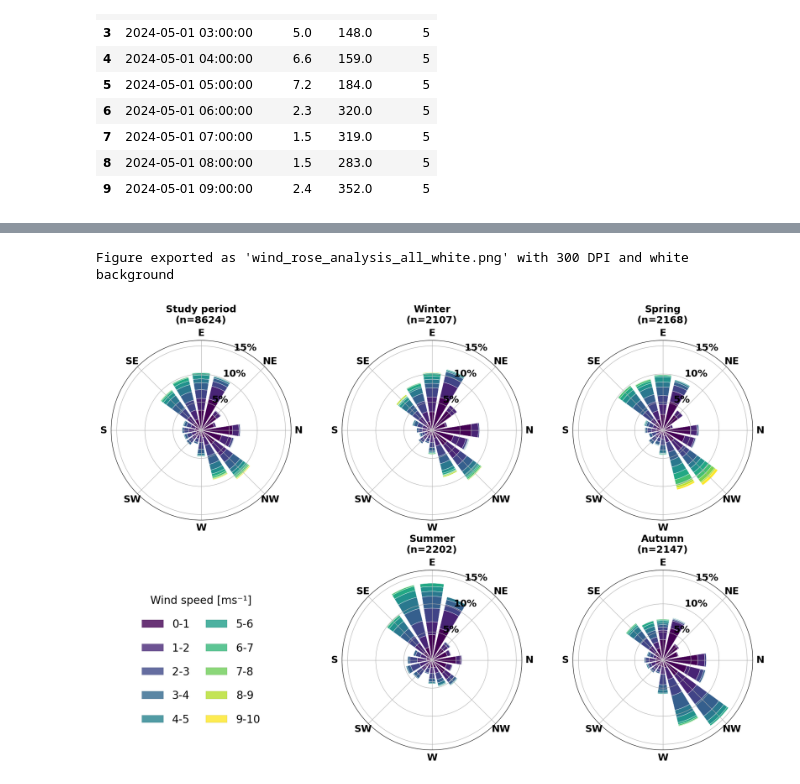
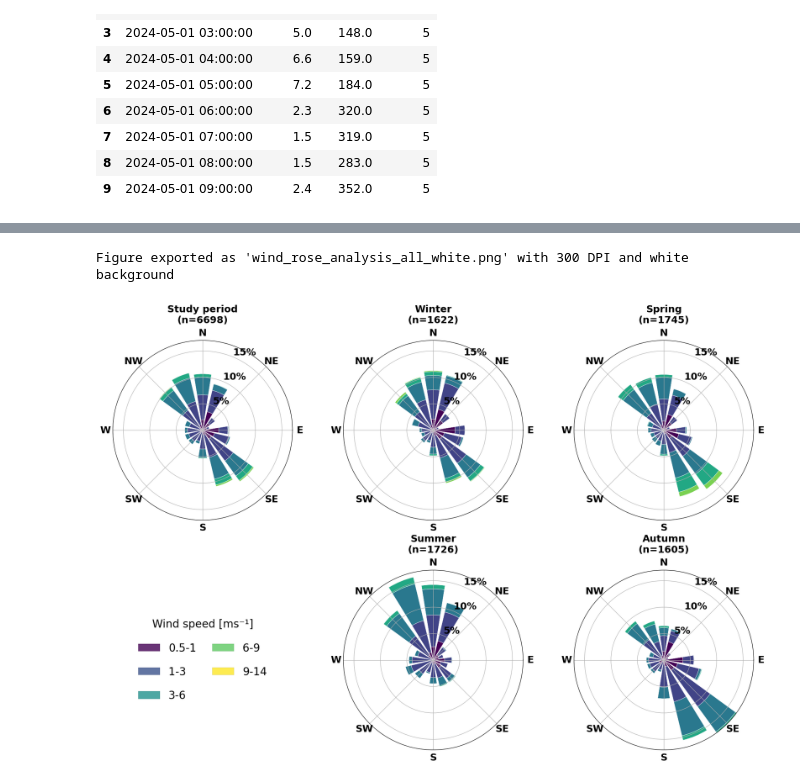
Before and after one commit to enrico-mancinelli/meteo_CG, a Jupyter notebook: Code_meteo/read_CSV_v_dir_vento.ipynb, the cells around one changed output, grey strips where cells are left out. Drawn from its saved outputs; the diff is of its cells as text; code cells hidden in the pictures.

```diff
--- a/Code_meteo/read_CSV_v_dir_vento.ipynb
+++ b/Code_meteo/read_CSV_v_dir_vento.ipynb
@@ -156,15 +157,18 @@ vv2m_df_subset = df_subset[df_subset['Grandezza'].str.contains('Velocità vento
 vv2m_df_subset ['ws_2m'] = vv2m_df_subset ['Valore']
 vD2m_df_subset = df_subset[df_subset['Grandezza'].str.contains('Direzione vento 2m istantanea', na=False)].copy()
 vD2m_df_subset ['wd_2m'] = vD2m_df_subset ['Valore']
+# Filter for wind speed
+filtered_vv2m_df_subset = vv2m_df_subset[vv2m_df_subset ['ws_2m'] > 0.5]
+row_count = len(filtered_vv2m_df_subset)
 # %%
 # Select only the columns you need to avoid any conflicts
-wind_5_24_25 = vv2m_df_subset[['DataOra', 'ws_2m' ]].merge(
+wind_5_24_25 = filtered_vv2m_df_subset[['DataOra', 'ws_2m' ]].merge(
     vD2m_df_subset[['DataOra', 'wd_2m']],
     on='DataOra',
     how='inner'
 )
 wind_5_24_25['month'] = wind_5_24_25['DataOra'].dt.month
 print(f"wind_5_24_25 created with {len(wind_5_24_25)} rows")
-print(f"vv2m_df_subset created with {len(vv2m_df_subset)} rows")
+print(f"vv2m_df_subset created with {len(filtered_vv2m_df_subset)} rows")
 print(f"vD2m_df_subset created with {len(vD2m_df_subset)} rows")
 # %% [output]
@@ -338,5 +228,5 @@ NameError: name 'filename' is not defined
 # %%
-def export_as_png_high_quality_all_white(df, wind_speed_col='ws_2m', direction_col='wd_2m', datetime_col='DataOra',
+def export_as_png_high_quality_all_white(df='wind_5_24_25', wind_speed_col='ws_2m', direction_col='wd_2m', datetime_col='DataOra',
                                        filename='wind_rose_analysis.png'):
     """
     Version with white background for all subplots
@@ -359,7 +249,7 @@ def export_as_png_high_quality_all_white(df, wind_speed_col='ws_2m', direction_c
     fig = plt.figure(figsize=(18, 12), facecolor='white')
 
     # Define wind speed bins
-    speed_bins = [0, 1, 2, 3, 4, 5, 6, 7, 8, 9, 10]
+    speed_bins = [0.5, 1,  3,  6,  9, 14]
     legend_labels = [f'{speed_bins[i]}-{speed_bins[i+1]}' for i in range(len(speed_bins)-1)]
 
     # Create custom colors
@@ -393,13 +283,13 @@ def export_as_png_high_quality_all_white(df, wind_speed_col='ws_2m', direction_c
                   linewidth=0.5, bins=speed_bins, cmap=cmap)
 
         # Set wind frequency values font size (radial labels)
-        ax.set_yticks([ 5, 10, 15])
-        ax.set_yticklabels(['5%', '10%', '15%'], fontsize=18, fontweight='bold')
+        ax.set_yticks([ 5, 10, 15, 20])
+        ax.set_yticklabels(['5%', '10%', '15%', '20%'], fontsize=18, fontweight='bold')
 
         # Set wind sectors/directions font size (angular labels)
-        ax.set_xticklabels(['N', 'NE', 'E', 'SE', 'S', 'SW', 'W', 'NW'], fontsize=18, fontweight='bold')
+        ax.set_xticklabels(['E', 'NE','N','NW' , 'W', 'SW', 'S','SE' ], fontsize=18, fontweight='bold')
 
-        ax.set_ylim(0, 16)
+        ax.set_ylim(0, 17)
         ax.set_title(f'{title}\n(n={len(ws)})', fontsize=18, fontweight='bold', pad=10)
 
     # Create legend in tile 4 (position 4) with two columns
@@ -442,31 +332,31 @@ def export_as_png_high_quality_all_white(df, wind_speed_col='ws_2m', direction_c
 
     #legend.get_title().set_fontweight('bold')
 
     # Add informative text
     #ax_legend.text(0.5, 0.05, 'Frequency circles: 0%, 5%, 10%, 15%',
      #             transform=ax_legend.transAxes, fontsize=10,
     #              ha='center', va='bottom', style='italic')
 
     # Main title
    # plt.suptitle('Seasonal Wind Rose Analysis', fontsize=16, fontweight='bold', y=0.95)
     plt.tight_layout()
 
     # Export as PNG with white background
     plt.savefig(filename,
                 dpi=300,
                 format='png',
                 bbox_inches='tight',
                 facecolor='white',
                 edgecolor='none',
                 transparent=False)
 
     print(f"Figure exported as '{filename}' with 300 DPI and white background")
 
     plt.show()
     return fig
 
 # Usage with all white backgrounds:
 fig = export_as_png_high_quality_all_white(wind_5_24_25, filename='wind_rose_analysis_all_white.png')
 # %% [output]
 Figure exported as 'wind_rose_analysis_all_white.png' with 300 DPI and white background
-[figure, old version]
+[figure, new version]
```
Also changed, not shown: parts of 6 cells of this notebook, 18 other files.
